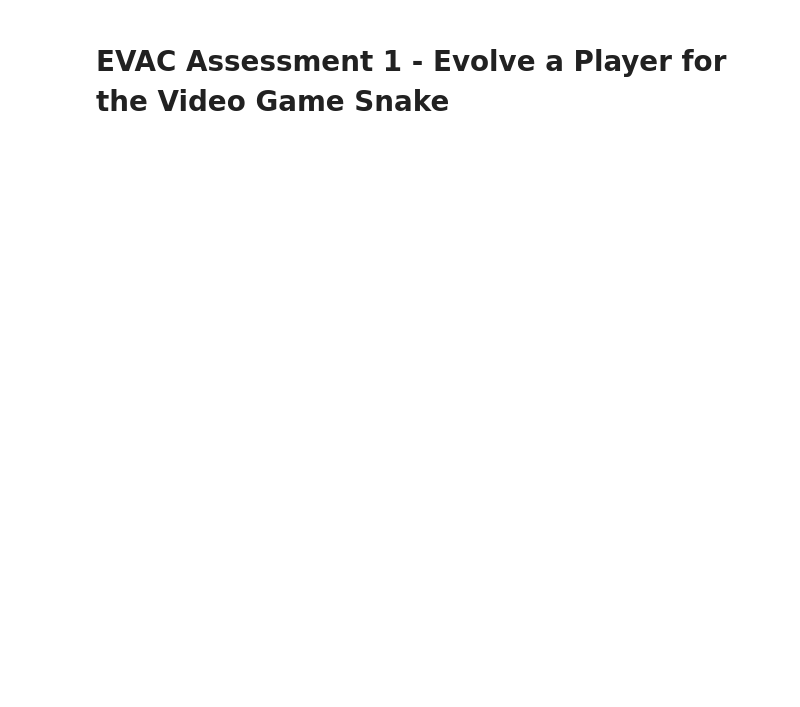
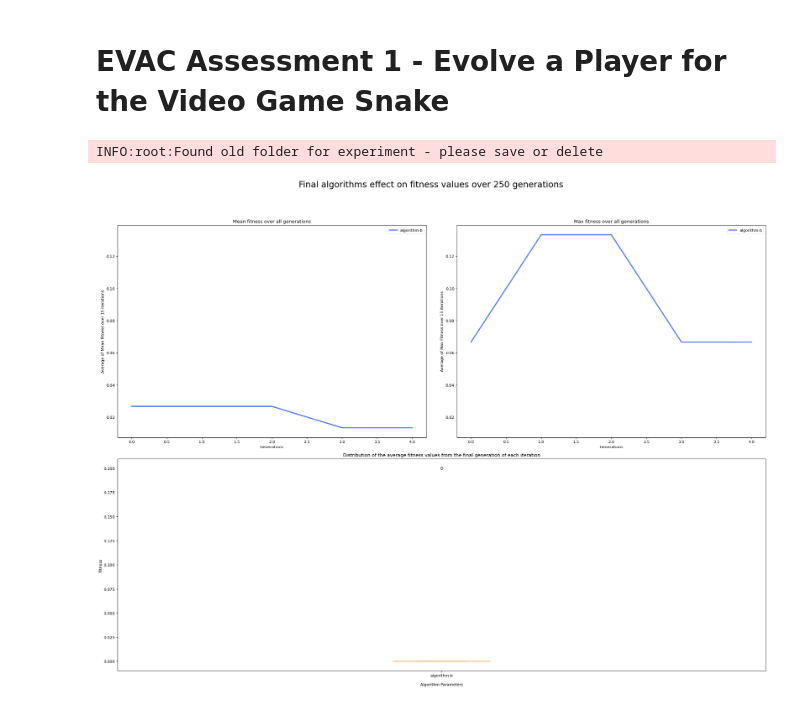
Before and after one commit to LucyIvatt/snake-ga, a Jupyter notebook: main.ipynb, the cells around one changed output. Cells and saved outputs as stored; diff of their text form; code cells hidden in the pictures; blank space fills up the shorter version.

Commit message:
added code to run final algorithm

```diff
--- a/main.ipynb
+++ b/main.ipynb
@@ -27,6 +26,8 @@ if not HEADLESS:
 snake_game = Snake(XSIZE,YSIZE)
 analysis_gen_number = 150
 analysis_population_size = 1500
+final_gen_number = 250
+final_population_size = 1500
 # %%
 def run_cxindpb_experiment(gen_number, population_size, type):
     # Initializes neural network
@@ -89,6 +90,7 @@ def run_final_algorithm(gen_number, population_size):
     algorithm = "b"
     mutation_prob = 0.021
     crossover_prob = 0.3
+    iteration_num = 15
 
     # Deletes existing folder and old run info
     save_loc = f"sim-outputs//final-algorithm"
@@ -99,7 +101,7 @@ def run_final_algorithm(gen_number, population_size):
     count = 1
     logging.info(f"RUNNING FINAL ALGORITHM")
     for iteration in range(1, iteration_num + 1):
-        ind_size, network = generate_neural_net("algorithm")
+        ind_size, network = generate_neural_net(algorithm)
         logging.info(f"Running final algorithm - iteration {iteration}/{iteration_num}")
         genetic_algorithm(ind_size, network, snake_game, display, HEADLESS, gen_number, population_size,  mut_prob=mutation_prob, cx_prob=crossover_prob, exp_type=f"final-algorithm", algorithm=algorithm)
         logging.info("> Run complete")
@@ -134,3 +136,9 @@ run_input_experiment(analysis_gen_number, analysis_population_size, "final")
 # %%
 plot_input_experiment("exploration")
 plot_input_experiment("final")
+# %%
+run_final_algorithm(final_gen_number, final_population_size)
+plot_final_algorithm()
+# %% [output]
+INFO:root:Found old folder for experiment - please save or delete
+[figure, added]
```
Also changed, not shown: parts of 1 cell of this notebook, 2 other files.
